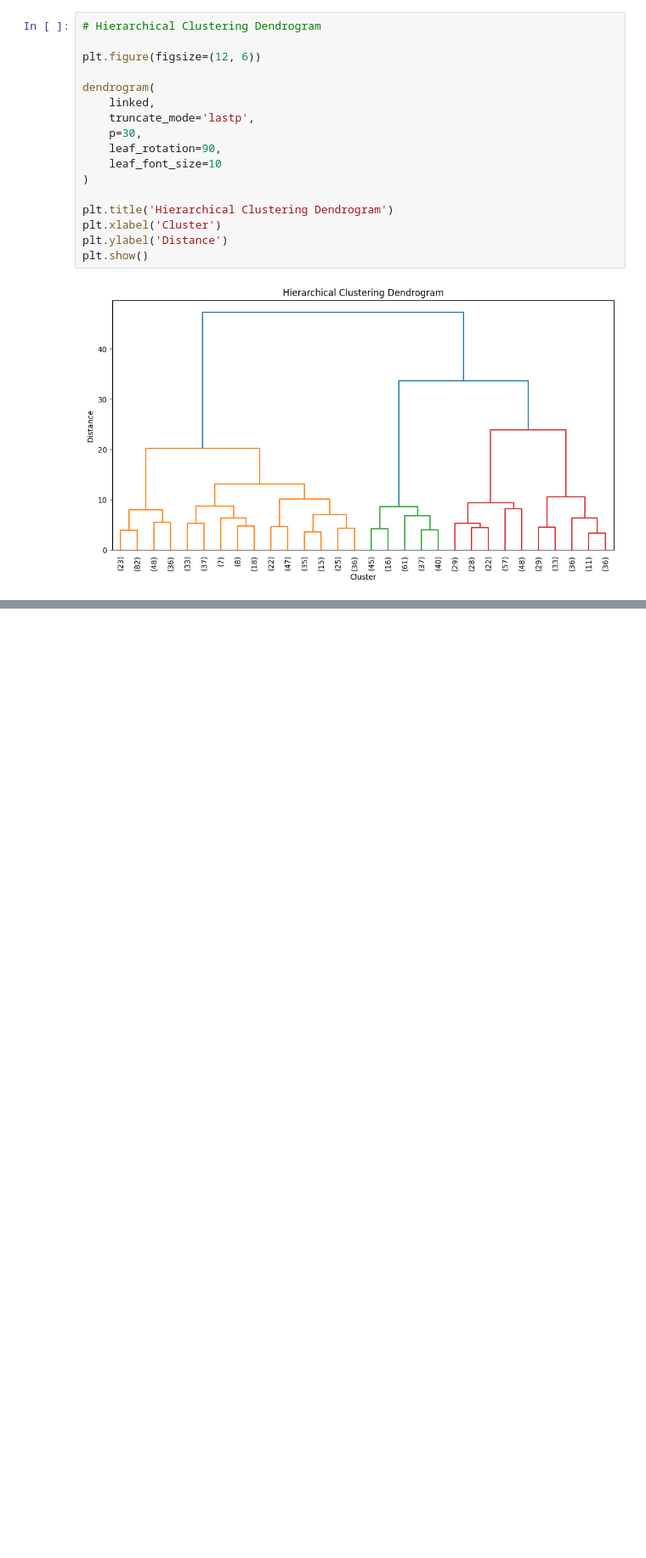
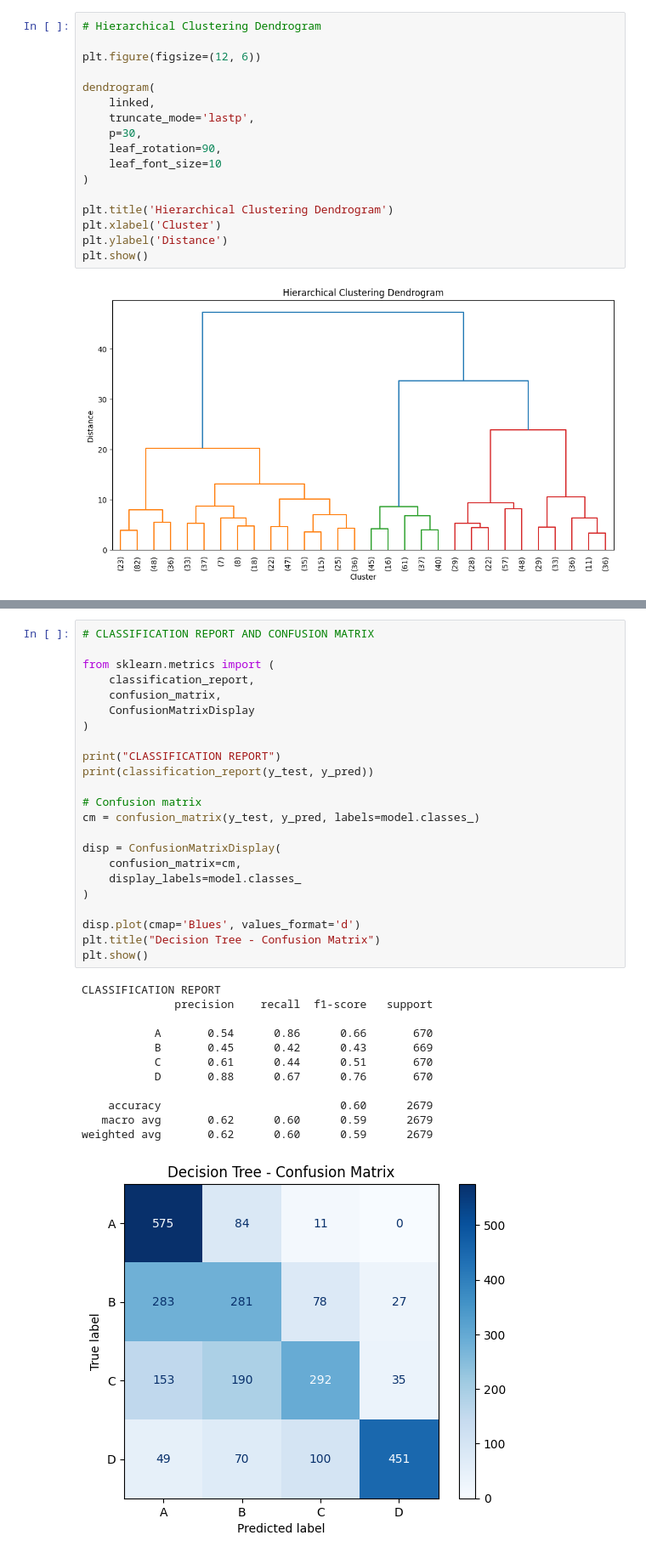
Before and after one commit to paridhi-rangari/Paridhi, a Jupyter notebook: EDA_Phase1.ipynb, the cells around one changed output, grey strips where cells are left out. Shown at 85% size. Drawn from its saved outputs; the diff is of its cells as text; blank space fills up the shorter version.

```diff
--- a/EDA_Phase1.ipynb
+++ b/EDA_Phase1.ipynb
@@ -437,0 +706,36 @@ plt.show()
+# %%
+# CLASSIFICATION REPORT AND CONFUSION MATRIX
+
+from sklearn.metrics import (
+    classification_report,
+    confusion_matrix,
+    ConfusionMatrixDisplay
+)
+
+print("CLASSIFICATION REPORT")
+print(classification_report(y_test, y_pred))
+
+# Confusion matrix
+cm = confusion_matrix(y_test, y_pred, labels=model.classes_)
+
+disp = ConfusionMatrixDisplay(
+    confusion_matrix=cm,
+    display_labels=model.classes_
+)
+
+disp.plot(cmap='Blues', values_format='d')
+plt.title("Decision Tree - Confusion Matrix")
+plt.show()
+# %% [output]
+CLASSIFICATION REPORT
+              precision    recall  f1-score   support
+
+           A       0.54      0.86      0.66       670
+           B       0.45      0.42      0.43       669
+           C       0.61      0.44      0.51       670
+           D       0.88      0.67      0.76       670
+
+    accuracy                           0.60      2679
+   macro avg       0.62      0.60      0.59      2679
+weighted avg       0.62      0.60      0.59      2679
+[figure, added]
```
Also changed, not shown: parts of 10 cells of this notebook.
